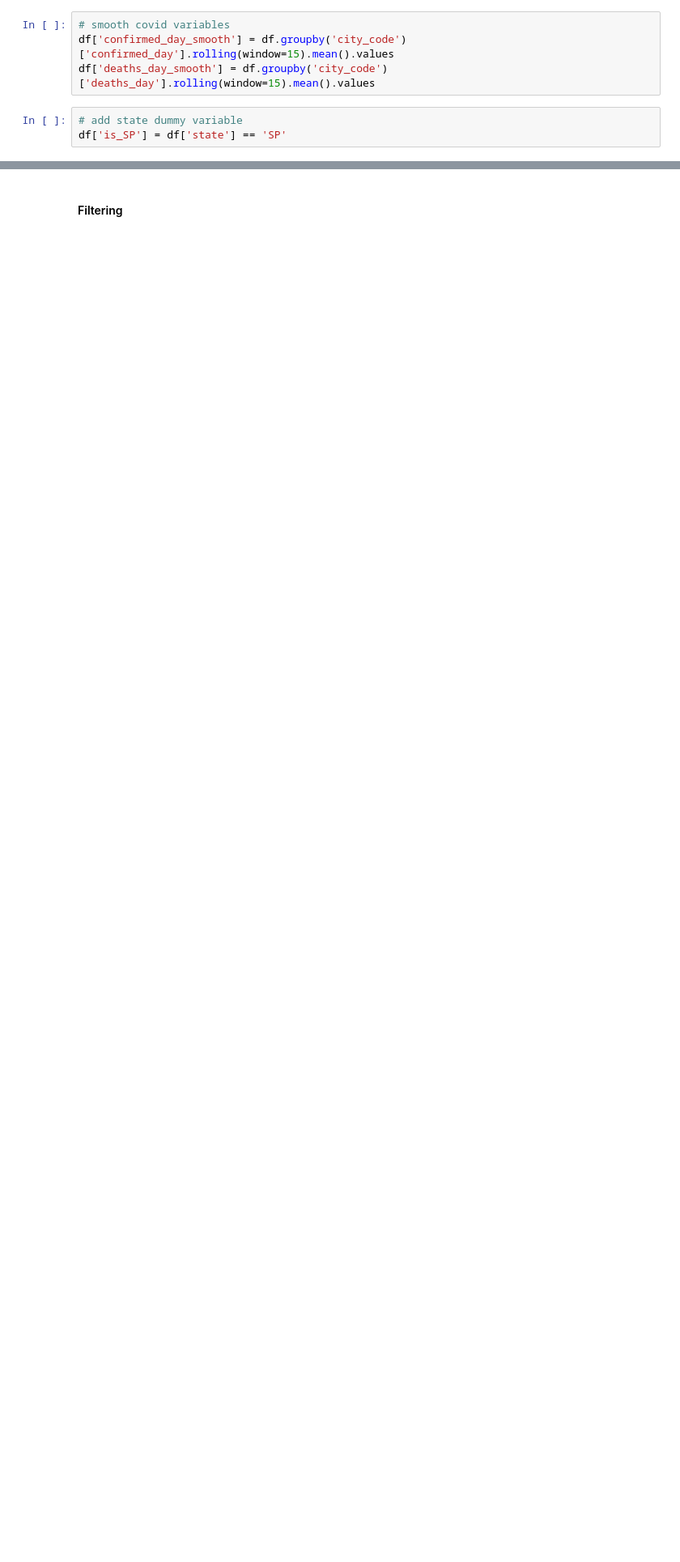
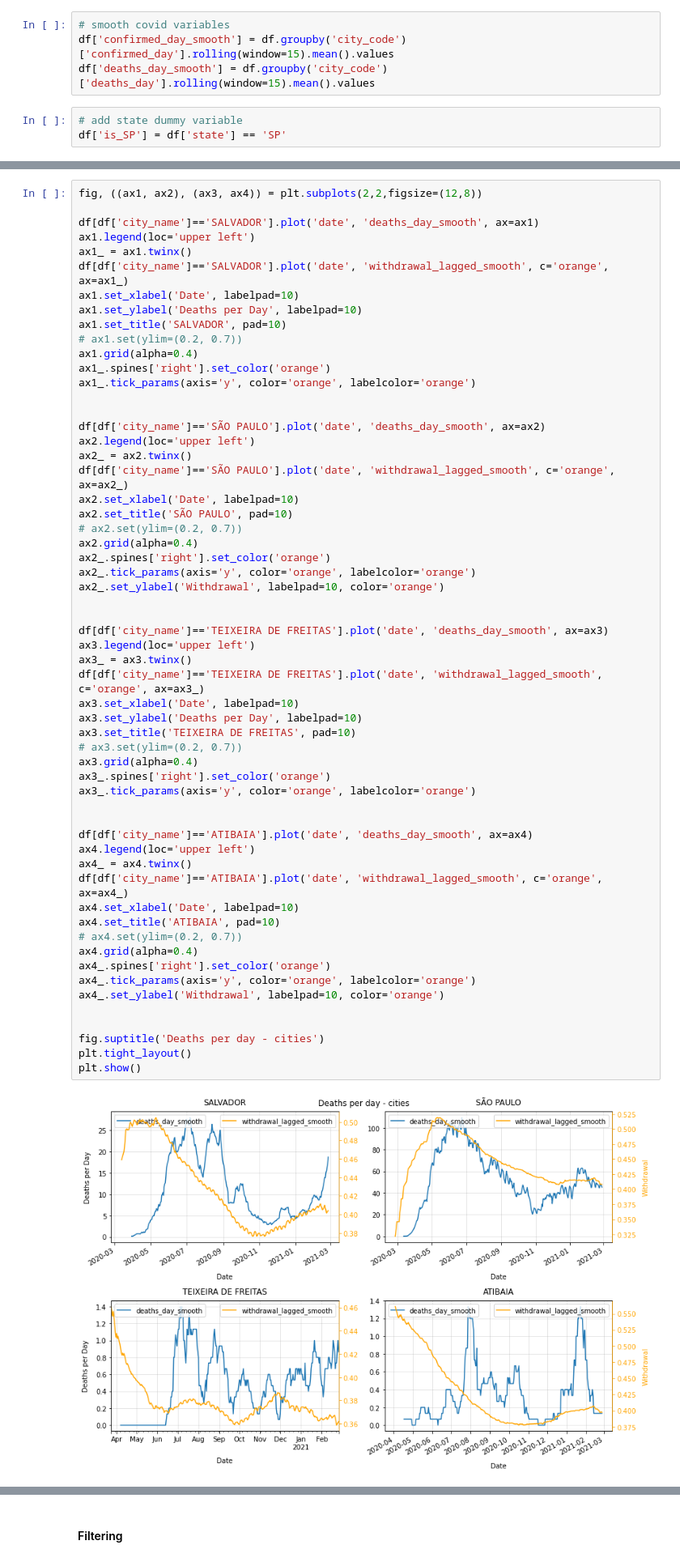
Before and after one commit to lucasagrizzi/MODS207, a Jupyter notebook: notebooks/data_analysis.ipynb, the cells around one changed output, grey strips where cells are left out. Shown: that part at 81% size. Cells and saved outputs as stored; diff of their text form; blank space fills up the shorter version.

Commit message:
visualizations added

```diff
--- a/notebooks/data_analysis.ipynb
+++ b/notebooks/data_analysis.ipynb
@@ -52,0 +122,60 @@ df['is_SP'] = df['state'] == 'SP'
+# %%
+fig, ((ax1, ax2), (ax3, ax4)) = plt.subplots(2,2,figsize=(12,8))
+
+df[df['city_name']=='SALVADOR'].plot('date', 'deaths_day_smooth', ax=ax1)
+ax1.legend(loc='upper left')
+ax1_ = ax1.twinx()
+df[df['city_name']=='SALVADOR'].plot('date', 'withdrawal_lagged_smooth', c='orange', ax=ax1_)
+ax1.set_xlabel('Date', labelpad=10)
+ax1.set_ylabel('Deaths per Day', labelpad=10)
+ax1.set_title('SALVADOR', pad=10)
+# ax1.set(ylim=(0.2, 0.7))
+ax1.grid(alpha=0.4)
+ax1_.spines['right'].set_color('orange')
+ax1_.tick_params(axis='y', color='orange', labelcolor='orange')
+
+
+df[df['city_name']=='SÃO PAULO'].plot('date', 'deaths_day_smooth', ax=ax2)
+ax2.legend(loc='upper left')
+ax2_ = ax2.twinx()
+df[df['city_name']=='SÃO PAULO'].plot('date', 'withdrawal_lagged_smooth', c='orange', ax=ax2_)
+ax2.set_xlabel('Date', labelpad=10)
+ax2.set_title('SÃO PAULO', pad=10)
+# ax2.set(ylim=(0.2, 0.7))
+ax2.grid(alpha=0.4)
+ax2_.spines['right'].set_color('orange')
+ax2_.tick_params(axis='y', color='orange', labelcolor='orange')
+ax2_.set_ylabel('Withdrawal', labelpad=10, color='orange')
+
+
+df[df['city_name']=='TEIXEIRA DE FREITAS'].plot('date', 'deaths_day_smooth', ax=ax3)
+ax3.legend(loc='upper left')
+ax3_ = ax3.twinx()
+df[df['city_name']=='TEIXEIRA DE FREITAS'].plot('date', 'withdrawal_lagged_smooth', c='orange', ax=ax3_)
+ax3.set_xlabel('Date', labelpad=10)
+ax3.set_ylabel('Deaths per Day', labelpad=10)
+ax3.set_title('TEIXEIRA DE FREITAS', pad=10)
+# ax3.set(ylim=(0.2, 0.7))
+ax3.grid(alpha=0.4)
+ax3_.spines['right'].set_color('orange')
+ax3_.tick_params(axis='y', color='orange', labelcolor='orange')
+
+
+df[df['city_name']=='ATIBAIA'].plot('date', 'deaths_day_smooth', ax=ax4)
+ax4.legend(loc='upper left')
+ax4_ = ax4.twinx()
+df[df['city_name']=='ATIBAIA'].plot('date', 'withdrawal_lagged_smooth', c='orange', ax=ax4_)
+ax4.set_xlabel('Date', labelpad=10)
+ax4.set_title('ATIBAIA', pad=10)
+# ax4.set(ylim=(0.2, 0.7))
+ax4.grid(alpha=0.4)
+ax4_.spines['right'].set_color('orange')
+ax4_.tick_params(axis='y', color='orange', labelcolor='orange')
+ax4_.set_ylabel('Withdrawal', labelpad=10, color='orange')
+
+
+fig.suptitle('Deaths per day - cities')
+plt.tight_layout()
+plt.show()
+# %% [output]
+[figure, added]
```
Also changed, not shown: parts of 26 cells of this notebook, 1 other file.
